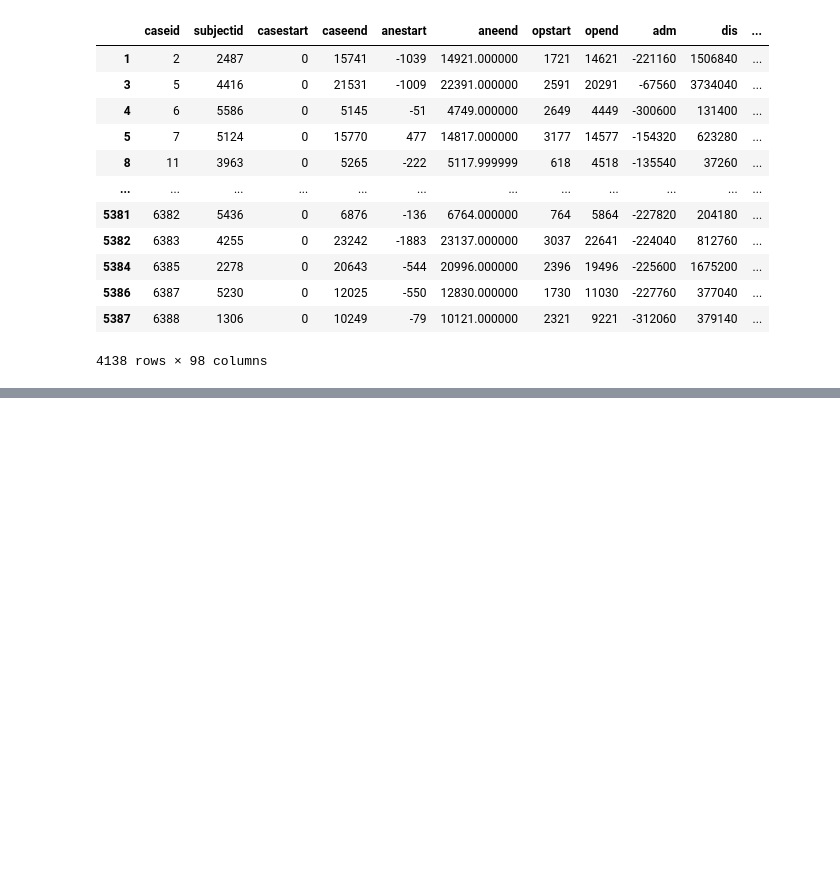
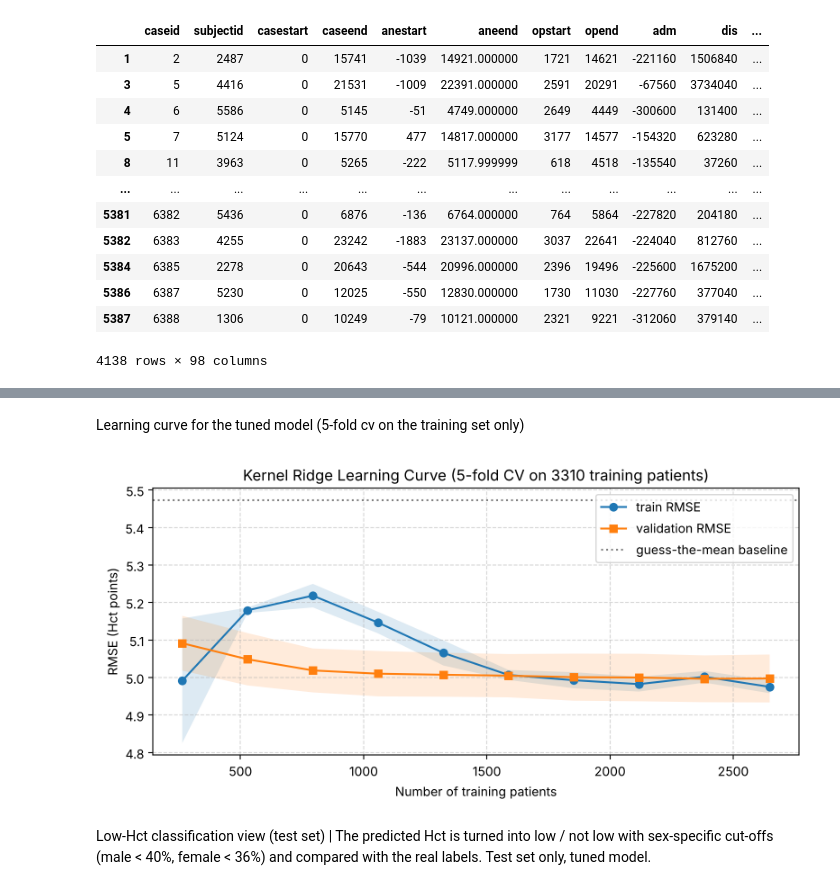
Before and after one commit to May-hk/lab-test-prediction, a Jupyter notebook: kernel_ridge.ipynb, the cells around one changed output, grey strips where cells are left out. Saved outputs shown, nothing was run; the diff lists cells and outputs as text; code cells hidden in the pictures; blank space fills up the shorter version.

```diff
--- a/kernel_ridge.ipynb
+++ b/kernel_ridge.ipynb
@@ -387,0 +333,24 @@ Counts used to calculate the scores: TN=1518, FP=760, FN=829, TP=1031
+# %% [markdown]
+Learning curve for the tuned model (5-fold cv on the training set only)
+# %%
+train_sizes, train_scores, val_scores = learning_curve(
+    best_kr, X_train, y_train, cv=cv, train_sizes=np.linspace(0.1, 1.0, 10),
+    scoring="neg_root_mean_squared_error", n_jobs=-1,
+)
+tr_m, tr_s = (-train_scores).mean(axis=1), (-train_scores).std(axis=1)
+va_m, va_s = (-val_scores).mean(axis=1), (-val_scores).std(axis=1)
+
+plt.figure(figsize=(8, 4))
+plt.plot(train_sizes, tr_m, "o-", label="train RMSE")
+plt.plot(train_sizes, va_m, "s-", label="validation RMSE")
+plt.fill_between(train_sizes, tr_m - tr_s, tr_m + tr_s, alpha=0.15)
+plt.fill_between(train_sizes, va_m - va_s, va_m + va_s, alpha=0.15)
+plt.axhline(y_train.std(), color="gray", linestyle=":", label="guess-the-mean baseline")
+plt.xlabel("Number of training patients"); plt.ylabel("RMSE (Hct points)")
+plt.title(f"Kernel Ridge Learning Curve (5-fold CV on {len(X_train)} training patients)")
+plt.grid(True, linestyle="--", alpha=0.5); plt.legend(); plt.tight_layout(); plt.show()
+# %% [output]
+[figure, added]
+# %% [markdown]
+Low-Hct classification view (test set)
+| The predicted Hct is turned into low / not low with sex-specific cut-offs (male < 40%, female < 36%) and compared with the real labels. Test set only, tuned model.
```
Also changed, not shown: parts of 50 cells of this notebook, 1 other file.
